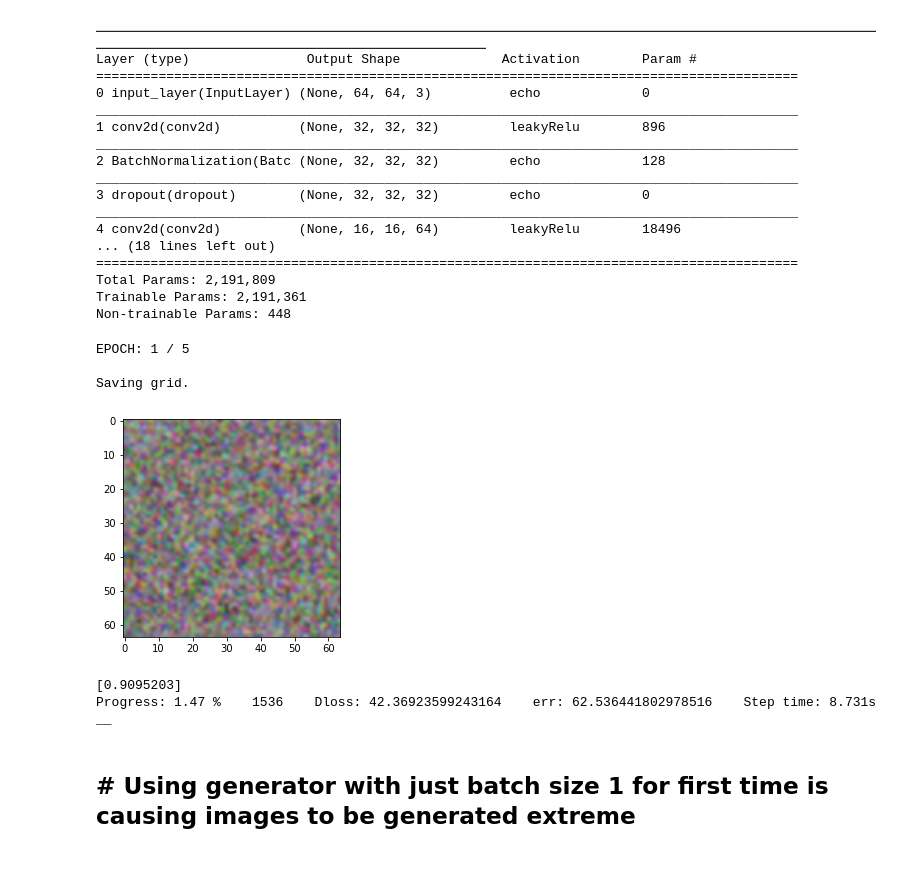
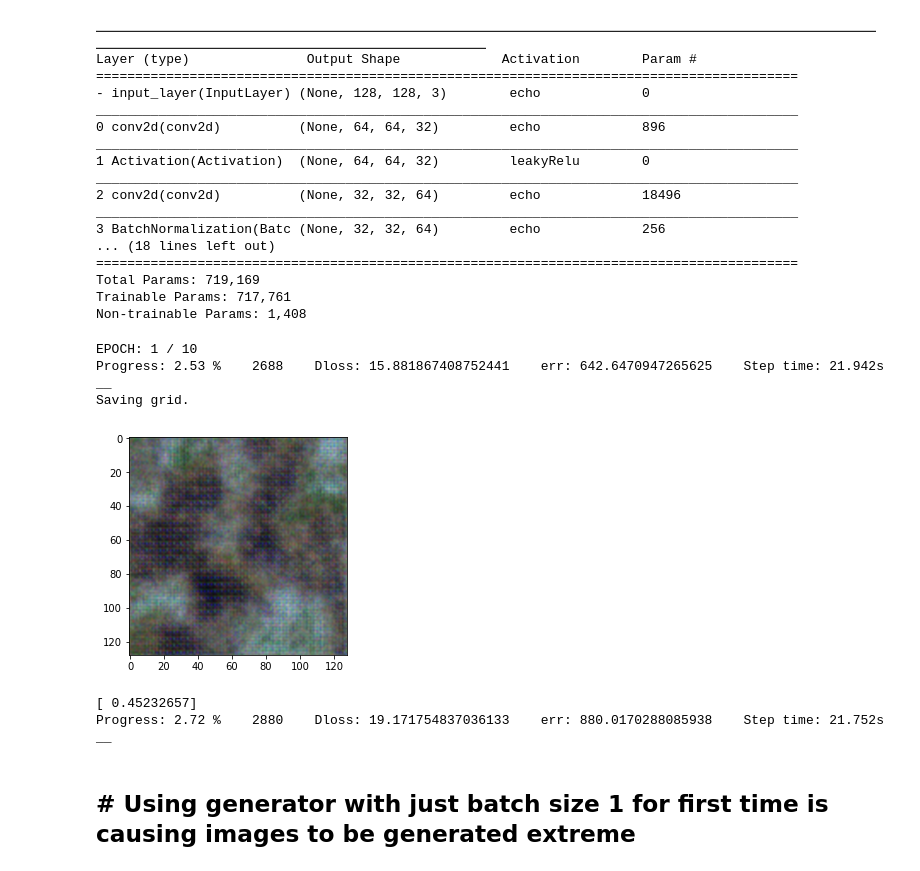
Before and after one commit to ShivamShrirao/GANs_from_scratch, a Jupyter notebook: DCGAN_celebs.ipynb, the cells around one changed output. Drawn from its saved outputs; the diff is of its cells as text; code cells hidden in the pictures.

```diff
--- a/DCGAN_celebs.ipynb
+++ b/DCGAN_celebs.ipynb
@@ -18,10 +18,10 @@ with open(DATA_DIR+".txt","r") as f:
 def get_batch(st,btsz):
     X_train=[]
     for ii in names[st:st+btsz]:
-        img=imread(DATA_DIR+"/"+ii)
-        img=cv2.resize(img, dsize=(64,64))#, interpolation=cv2.INTER_CUBIC)
+        img=imread(DATA_DIR+"/100k/"+ii)
+#         img=cv2.resize(img, dsize=(64,64), interpolation=cv2.INTER_AREA)
         X_train.append(img/255*2-1)
-    return np.asarray(X_train)
+    return np.asarray(X_train,dtype=np.float32)
 # %%
 from nnet.network import Sequential,layers
 from nnet.layers import conv2d,max_pool,flatten,dense,dropout,conv2d,conv2dtranspose,upsampling,reshape,BatchNormalization,Activation
@@ -67,18 +73,18 @@ Non-trainable Params: 896
 # %%
 def discriminator():
     model=Sequential()
-    model.add(conv2d(32,kernel_size=3,stride=[2,2],activation=functions.leakyRelu,input_shape=(64,64,3)))
+    model.add(conv2d(32,kernel_size=3,stride=[2,2],input_shape=(128,128,3)))
+    model.add(Activation(functions.leakyRelu))
+    model.add(conv2d(64,kernel_size=3,stride=[2,2]))
     model.add(BatchNormalization())
-    model.add(dropout(0.1))
-    model.add(conv2d(64,kernel_size=3,stride=[2,2],activation=functions.leakyRelu))
+    model.add(Activation(functions.leakyRelu))
+    model.add(conv2d(128,kernel_size=3,stride=[2,2]))
     model.add(BatchNormalization())
-    model.add(dropout(0.2))
-    model.add(conv2d(128,kernel_size=3,stride=[2,2],activation=functions.leakyRelu))
+    model.add(Activation(functions.leakyRelu))
+    model.add(conv2d(512,kernel_size=3,stride=[2,2]))
     model.add(BatchNormalization())
-    model.add(dropout(0.25))
+    model.add(Activation(functions.leakyRelu))
     model.add(flatten())
-    model.add(dropout(0.2))
-    model.add(dense(256,activation=functions.leakyRelu))
     model.add(dense(1,activation=functions.sigmoid))
     return model
 d=discriminator()
@@ -87,23 +93,23 @@ d.summary()
 ⎽⎽⎽⎽⎽⎽⎽⎽⎽⎽⎽⎽⎽⎽⎽⎽⎽⎽⎽⎽⎽⎽⎽⎽⎽⎽⎽⎽⎽⎽⎽⎽⎽⎽⎽⎽⎽⎽⎽⎽⎽⎽⎽⎽⎽⎽⎽⎽⎽⎽⎽⎽⎽⎽⎽⎽⎽⎽⎽⎽⎽⎽⎽⎽⎽⎽⎽⎽⎽⎽⎽⎽⎽⎽⎽⎽⎽⎽⎽⎽⎽⎽⎽⎽⎽⎽⎽⎽⎽⎽
 Layer (type)               Output Shape             Activation        Param #
 ==========================================================================================
-0 input_layer(InputLayer) (None, 64, 64, 3)          echo             0
+- input_layer(InputLayer) (None, 128, 128, 3)        echo             0
 __________________________________________________________________________________________
-1 conv2d(conv2d)          (None, 32, 32, 32)         leakyRelu        896
+0 conv2d(conv2d)          (None, 64, 64, 32)         echo             896
 __________________________________________________________________________________________
-2 BatchNormalization(Batc (None, 32, 32, 32)         echo             128
+1 Activation(Activation)  (None, 64, 64, 32)         leakyRelu        0
 __________________________________________________________________________________________
-3 dropout(dropout)        (None, 32, 32, 32)         echo             0
+2 conv2d(conv2d)          (None, 32, 32, 64)         echo             18496
 __________________________________________________________________________________________
-4 conv2d(conv2d)          (None, 16, 16, 64)         leakyRelu        18496
+3 BatchNormalization(Batc (None, 32, 32, 64)         echo             256
 ... (18 lines left out)
 ==========================================================================================
-Total Params: 2,191,809
-Trainable Params: 2,191,361
-Non-trainable Params: 448
+Total Params: 719,169
+Trainable Params: 717,761
+Non-trainable Params: 1,408
 # %%
-g.compile(optimizer=optimizers.adam,loss=functions.mean_squared_error,learning_rate=0.002)
-d.compile(optimizer=optimizers.adam,loss=functions.cross_entropy_with_logits,learning_rate=0.002)
+g.compile(optimizer=optimizers.adam,loss=functions.mean_squared_error,learning_rate=0.001,beta=0.5)
+d.compile(optimizer=optimizers.adam,loss=functions.cross_entropy_with_logits,learning_rate=0.001,beta=0.5)
 # %%
 svdnoise=np.random.randn(64,100).astype(np.float32)
 gen=g.predict(svdnoise)
@@ -129,9 +135,8 @@ def gen_grid(noise,show=True,save=False):
 # %%
 ccu=0
 # %%
-def run():
+def run(batch_size=64):
     global ccu,svdnoise
-    batch_size=64
     dsz=len(names)
     # Label real ones as 90% real
     y_fake=np.zeros((batch_size,1),dtype=np.float32)
@@ -149,14 +154,14 @@ def run():
         # Generate fake images from noise
         generated_images=g.predict(noise)
         # Train discriminator
-        y_fake=np.random.uniform(0,0.05,(batch_size,1)).astype(np.float32)
-        y_real=np.random.uniform(0.9,1,(batch_size,1)).astype(np.float32)
+#         y_fake=np.random.uniform(0,0.1,(batch_size,1)).astype(np.float32)
+#         y_real=np.random.uniform(0.9,1,(batch_size,1)).astype(np.float32)
         dout1=d.train_on_batch(real_images,y_real)
         dout2=d.train_on_batch(generated_images,y_fake)
         dloss=functions.cross_entropy(logits=dout2,labels=y_fake).sum()
         # Treat noised input of generator as real data
 #         err=np.array(0)
-        noise=np.random.randn(batch_size*2,100).astype(np.float32)
+        noise=np.random.randn(batch_size,100).astype(np.float32)
         # Train generator
         gout=g.forward(noise)
         # do not train discriminator and find delta for generator
@@ -164,7 +169,7 @@ def run():
         # backpropogate the generator and update weights
         g.backprop(err,g.lenseq_m1)
         g.optimizer(g.sequence,g.learning_rate,g.beta)
-        if not step%40:
+        if not step%80 and step>0:
             print("\nSaving grid.")
             gen_grid(svdnoise[:25],show=False,save=True)
             gen_sample()
@@ -172,19 +177,19 @@ def run():
     if ccu>len(names):
         ccu=0
 # %%
-epochs=5
+epochs=10
 for epoch in range(epochs):
     print("EPOCH:",epoch+1,'/',epochs)
     st_tm=time()
-    run()
+    run(32)
     print("\nEpoch time: {}:{}s".format(int(time()-st_tm)//60,int(time()-st_tm)%60))
 # %% [output]
-EPOCH: 1 / 5
-
+EPOCH: 1 / 10
+Progress: 2.53 %    2688    Dloss: 15.881867408752441    err: 642.6470947265625    Step time: 21.942s    __
 Saving grid.
-[figure, old version]
+[figure, new version]
-[0.9095203]
-Progress: 1.47 %    1536    Dloss: 42.36923599243164    err: 62.536441802978516    Step time: 8.731s    __
+[ 0.45232657]
+Progress: 2.72 %    2880    Dloss: 19.171754837036133    err: 880.0170288085938    Step time: 21.752s    __
 # %% [markdown]
 ## # Using generator with just batch size 1 for first time is causing images to be generated extreme
 # %%
```
Also changed, not shown: parts of 5 cells of this notebook, 1 other file.
